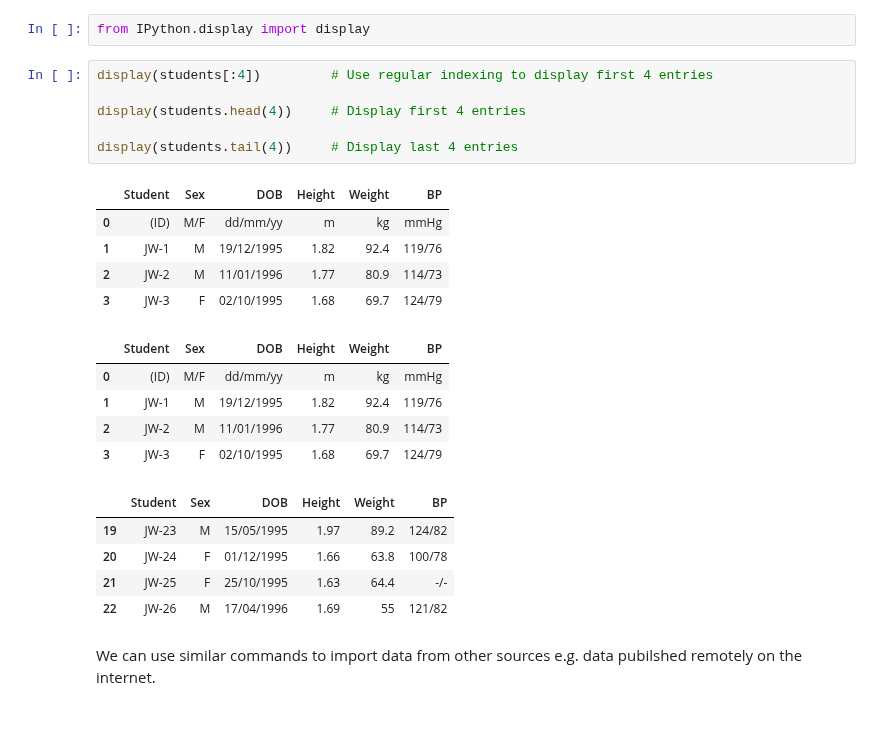
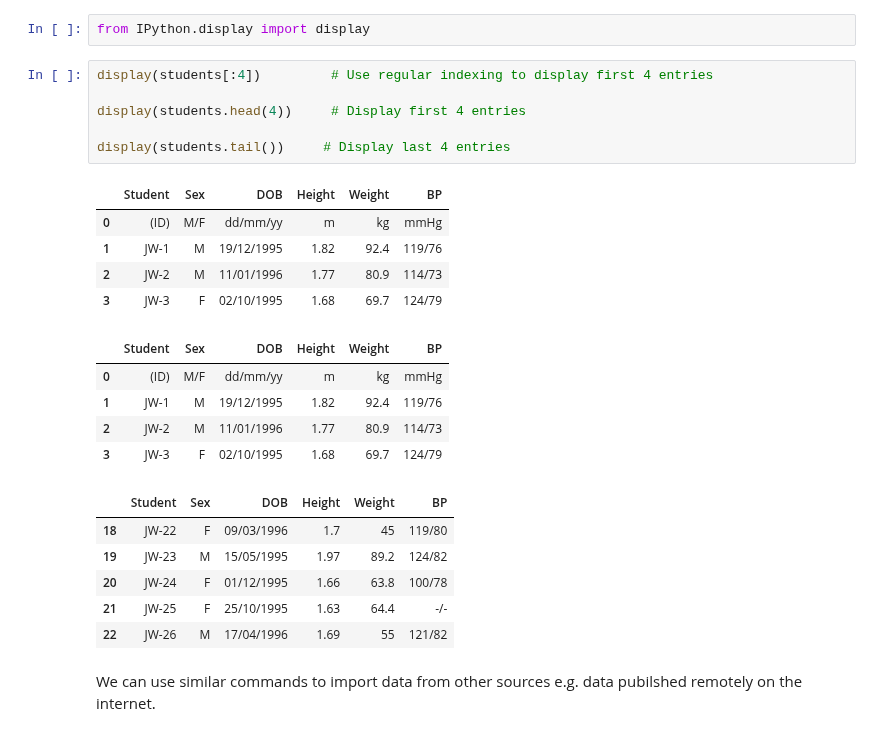
Before and after one commit to vongvanicht/Intro_to_Python, a Jupyter notebook: 06_Data.ipynb, the cells around one changed output. Cells and saved outputs as stored; diff of their text form.

```diff
--- a/06_Data.ipynb
+++ b/06_Data.ipynb
@@ -250,21 +274,22 @@ from IPython.display import display
 # %%
 display(students[:4])         # Use regular indexing to display first 4 entries
 
 display(students.head(4))     # Display first 4 entries
 
-display(students.tail(4))     # Display last 4 entries
+display(students.tail())     # Display last 4 entries
 # %% [output]
 |  | Student | Sex | DOB | Height | Weight | BP |
 | 0 | (ID) | M/F | dd/mm/yy | m | kg | mmHg |
 | 1 | JW-1 | M | 19/12/1995 | 1.82 | 92.4 | 119/76 |
 | 2 | JW-2 | M | 11/01/1996 | 1.77 | 80.9 | 114/73 |
 | 3 | JW-3 | F | 02/10/1995 | 1.68 | 69.7 | 124/79 |
 |  | Student | Sex | DOB | Height | Weight | BP |
 | 0 | (ID) | M/F | dd/mm/yy | m | kg | mmHg |
 | 1 | JW-1 | M | 19/12/1995 | 1.82 | 92.4 | 119/76 |
 | 2 | JW-2 | M | 11/01/1996 | 1.77 | 80.9 | 114/73 |
 | 3 | JW-3 | F | 02/10/1995 | 1.68 | 69.7 | 124/79 |
 |  | Student | Sex | DOB | Height | Weight | BP |
+| 18 | JW-22 | F | 09/03/1996 | 1.7 | 45 | 119/80 |
 | 19 | JW-23 | M | 15/05/1995 | 1.97 | 89.2 | 124/82 |
 | 20 | JW-24 | F | 01/12/1995 | 1.66 | 63.8 | 100/78 |
 | 21 | JW-25 | F | 25/10/1995 | 1.63 | 64.4 | -/- |
```
Also changed, not shown: parts of 19 cells of this notebook, 20 other files.
